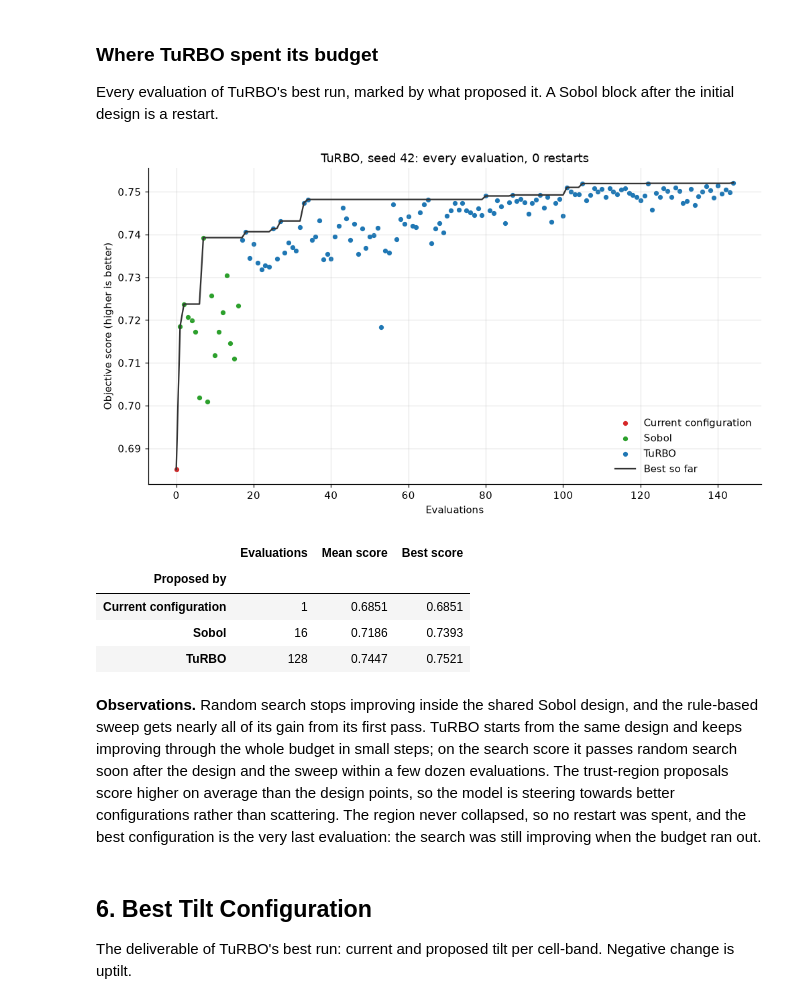
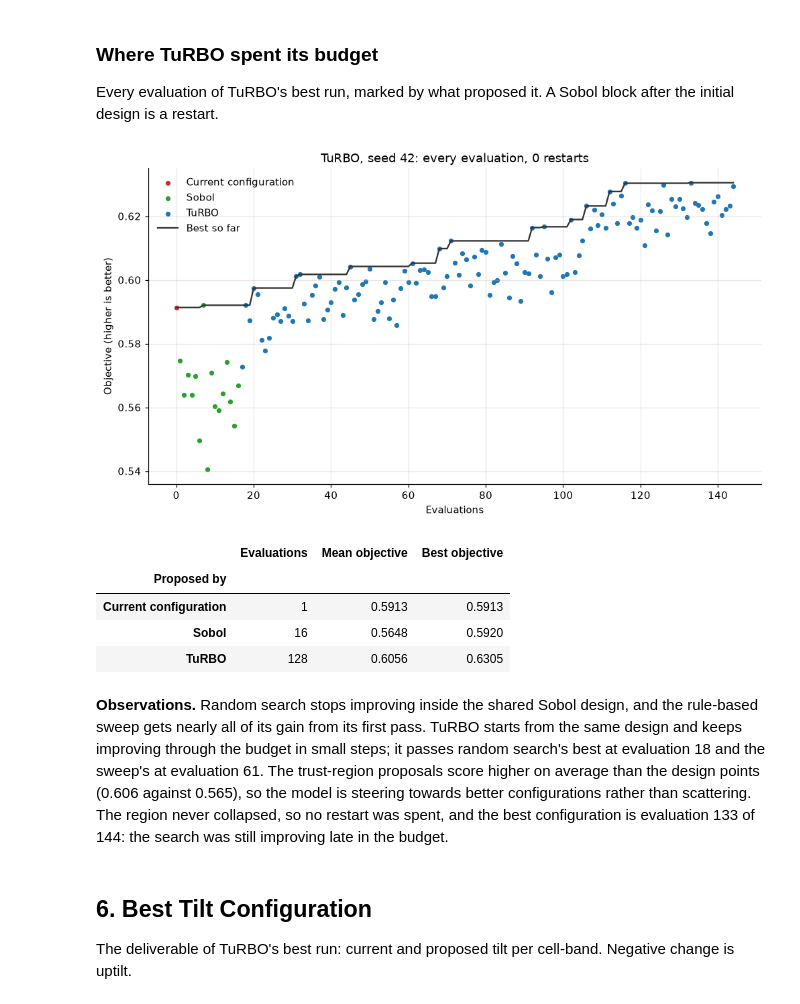
Before and after one commit to NguyenVu04/band-tilt, a Jupyter notebook: notebooks/03b_turbo.ipynb, the cells around one changed output. Drawn from its saved outputs; the diff is of its cells as text; code cells hidden in the pictures.

```diff
--- a/notebooks/03b_turbo.ipynb
+++ b/notebooks/03b_turbo.ipynb
@@ -196,6 +196,6 @@ if missing:
 checks = run_store.verify(runs, baseline)
 run_store.require(checks)
 print(f"{len(runs)} runs; {int(checks['holds'].sum())} of {len(checks)} comparability checks hold")
-best = compare.best_run_per_method(runs, cfg)
+best = compare.best_run_per_method(runs)
 turbo = best["turbo"]
 # %% [output]
@@ -232,48 +232,48 @@ plt.show()
 
 Every evaluation of TuRBO's best run, marked by what proposed it. A Sobol block after the initial design is a restart.
 # %%
-history = turbo.history.assign(score=lambda frame: score_frame(frame, cfg))
+history = turbo.history
 proposer = history["generation_node"].replace({"attached": "Current configuration"})
 colours = {
     "Current configuration": plots.COLOURS["incumbent"],
     "Sobol": plots.COLOURS["random"],
     TURBO: plots.COLOURS["turbo"],
 }
 from_model = (history["generation_node"] == TURBO).to_numpy()
 # A restart is a Sobol row directly after a trust-region proposal.
 restarts = int((~from_model[1:] & from_model[:-1]).sum())
 
 figure, axis = plt.subplots(figsize=(9.0, 5.0), constrained_layout=True)
 for name, group in history.groupby(proposer, sort=False):
-    axis.scatter(group["iteration"], group["score"], s=14, color=colours[name], label=name)
-axis.plot(history["iteration"], history["score"].cummax(), color="0.2", lw=1.5, label="Best so far")
+    axis.scatter(group["iteration"], group["objective"], s=14, color=colours[name], label=name)
+axis.plot(history["iteration"], history["objective"].cummax(), color="0.2", lw=1.5, label="Best so far")
 axis.set_xlabel("Evaluations")
-axis.set_ylabel("Objective score (higher is better)")
+axis.set_ylabel("Objective (higher is better)")
 axis.set_title(f"TuRBO, seed {turbo.seed}: every evaluation, {restarts} restarts")
 axis.legend()
 save_fig(figure, "turbo_evaluations")
 plt.show()
 
-by_proposer = history.groupby(proposer, sort=False)["score"].agg(["size", "mean", "max"])
+by_proposer = history.groupby(proposer, sort=False)["objective"].agg(["size", "mean", "max"])
 by_proposer = by_proposer.rename(
-    columns={"size": "Evaluations", "mean": "Mean score", "max": "Best score"}
+    columns={"size": "Evaluations", "mean": "Mean objective", "max": "Best objective"}
 ).rename_axis("Proposed by")
 save_table(by_proposer.reset_index(), "turbo_evaluations_by_proposer")
 by_proposer
 # %% [output]
-[figure, old version]
+[figure, new version]
-|  | Evaluations | Mean score | Best score |
+|  | Evaluations | Mean objective | Best objective |
 | Proposed by |  |  |  |
-| Current configuration | 1 | 0.6851 | 0.6851 |
-| Sobol | 16 | 0.7186 | 0.7393 |
-| TuRBO | 128 | 0.7447 | 0.7521 |
+| Current configuration | 1 | 0.5913 | 0.5913 |
+| Sobol | 16 | 0.5648 | 0.5920 |
+| TuRBO | 128 | 0.6056 | 0.6305 |
 # %% [markdown]
 **Observations.** Random search stops improving inside the shared Sobol design, and the rule-based sweep gets
-nearly all of its gain from its first pass. TuRBO starts from the same design and keeps improving through the whole
-budget in small steps; on the search score it passes random search soon after the design and the sweep within a few
-dozen evaluations. The trust-region proposals score higher on average than the design points, so the model is steering towards
+nearly all of its gain from its first pass. TuRBO starts from the same design and keeps improving through the budget
+in small steps; it passes random search's best at evaluation 18 and the sweep's at evaluation 61. The trust-region
+proposals score higher on average than the design points (0.606 against 0.565), so the model is steering towards
 better configurations rather than scattering. The region never collapsed, so no restart was spent, and the best
-configuration is the very last evaluation: the search was still improving when the budget ran out.
+configuration is evaluation 133 of 144: the search was still improving late in the budget.
 # %% [markdown]
 ## 6. Best Tilt Configuration
 
```
Also changed, not shown: parts of 15 cells of this notebook, 43 other files.
